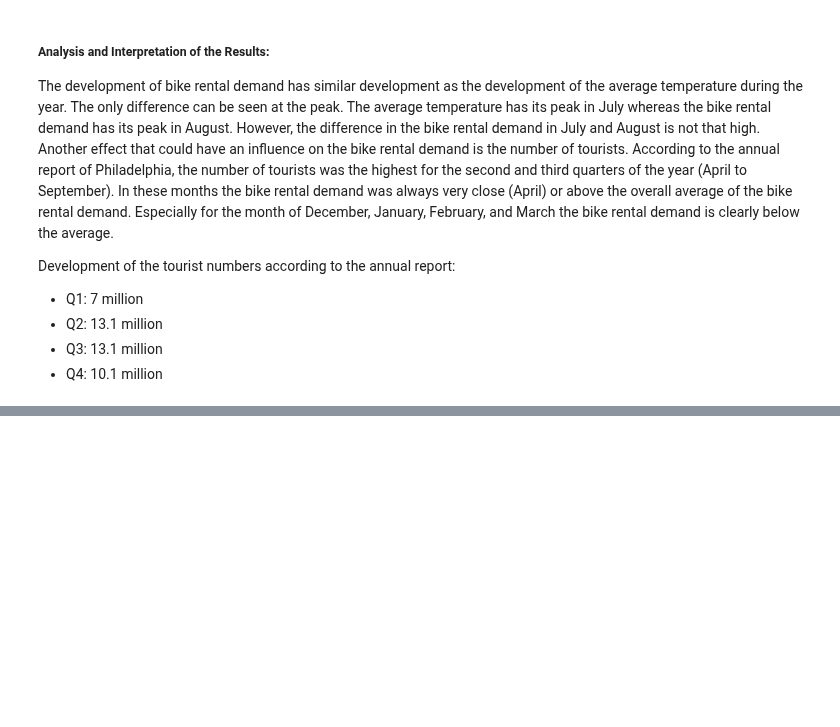
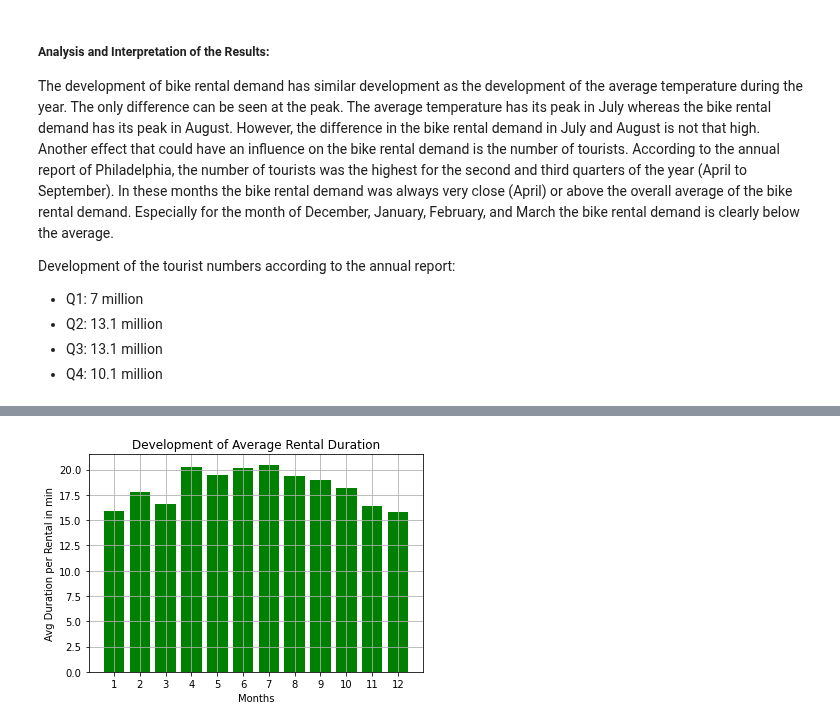
Before and after one commit to yassinehammou27/intentionally_blank, a Jupyter notebook: Team Assignment - Intentionally Blank.ipynb, the cells around one changed output, grey strips where cells are left out. Drawn from its saved outputs; the diff is of its cells as text; code cells hidden in the pictures; blank space fills up the shorter version.

```diff
--- a/Team Assignment - Intentionally Blank.ipynb
+++ b/Team Assignment - Intentionally Blank.ipynb
@@ -633,0 +675,13 @@ Development of the tourist numbers according to the annual report:
+# %%
+#Vizualize development of average durations for each month
+plt.bar(df_duration_monthly["month"],
+       df_duration_monthly["avg_duration_per_rental_in_min"],
+       color="green")
+plt.grid(True)
+plt.xticks(range(1,13,1))
+plt.xlabel("Months")
+plt.ylabel("Avg Duration per Rental in min")
+plt.title("Development of Average Rental Duration")
+plt.show()
+# %% [output]
+[figure, added]
```
Also changed, not shown: parts of 7 cells of this notebook.
